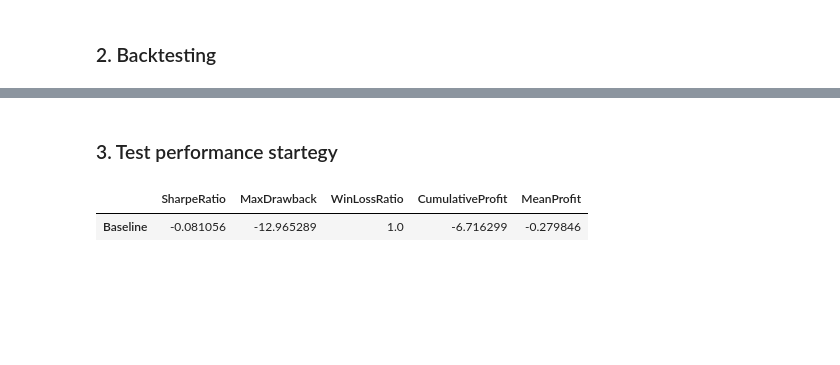
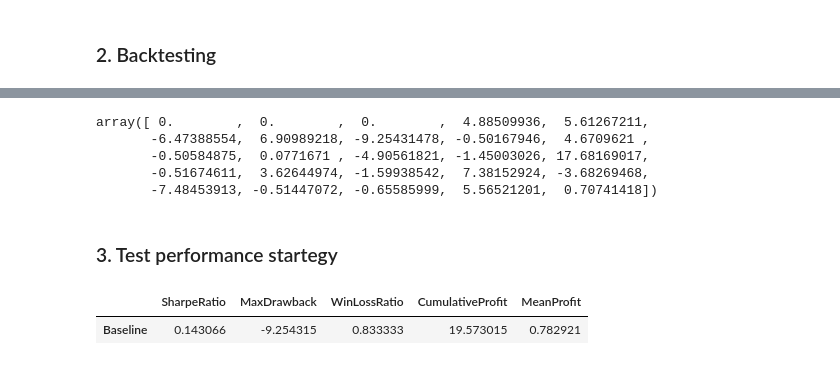
Before and after one commit to KhelifaAmeur/ML-trading-strategies, a Jupyter notebook: test_logit.ipynb, the cells around one changed output, grey strips where cells are left out. Saved outputs shown, nothing was run; the diff lists cells and outputs as text; code cells hidden in the pictures; blank space fills up the shorter version.

Commit message:
New Profit

```diff
--- a/test_logit.ipynb
+++ b/test_logit.ipynb
@@ -729,0 +750,2 @@ close_crop = crop_window(close, nb_days)
+# %%
+for i, s in enumerate(signal_crop): print(i, s)
@@ -732,4 +772,4 @@ close_crop = crop_window(close, nb_days)
 # %%
 strat = Strategy(cash=500, fees=0.001)
 # %%
-strat.run(signal_crop, close_crop, verbose=False)
+strat.run(signal_crop, close_crop, verbose=True)
@@ -736,3 +794,8 @@ strat.run(signal_crop, close_crop, verbose=False)
 # %%
 wallet = np.array(strat.wallet)
-profit = wallet[:-1] - wallet[1:]
+#profit = wallet[:-1] - wallet[1:]
+profit_list = [0]
+for i in range(1, len(wallet)):
+    profit_list.append(wallet[i]-wallet[i-1])
+
+profit = np.array(profit_list)
@@ -743,17 +828,25 @@ strat.visualize()
+# %%
+profit
+# %% [output]
+array([ 0.        ,  0.        ,  0.        ,  4.88509936,  5.61267211,
+       -6.47388554,  6.90989218, -9.25431478, -0.50167946,  4.6709621 ,
+       -0.50584875,  0.0771671 , -4.90561821, -1.45003026, 17.68169017,
+       -0.51674611,  3.62644974, -1.59938542,  7.38152924, -3.68269468,
+       -7.48453913, -0.51447072, -0.65585999,  5.56521201,  0.70741418])
 # %% [markdown]
 ### 3. Test performance startegy
 # %%
-SharpeRatio = SharpeRatio(profit)
-MaxDrawback = MaxDrawback(profit)
-WinLossRatio = WinLossRatio(profit)
-CumulativeProfit = CumulativeProfit(profit)
-MeanProfit = MeanProfit(profit)
+l_SharpeRatio = SharpeRatio(profit)
+l_MaxDrawback = MaxDrawback(profit)
+l_WinLossRatio = WinLossRatio(profit)
+l_CumulativeProfit = CumulativeProfit(profit)
+l_MeanProfit = MeanProfit(profit)
 # %%
 models = ['Baseline']
 metrics = ['SharpeRatio', 'MaxDrawback', 'WinLossRatio', 'CumulativeProfit', 'MeanProfit']
-metric_data = [[SharpeRatio, MaxDrawback, WinLossRatio, CumulativeProfit, MeanProfit]]
+metric_data = [[l_SharpeRatio, l_MaxDrawback, l_WinLossRatio, l_CumulativeProfit, l_MeanProfit]]
 
 pd.DataFrame(metric_data, index=models, columns=metrics)
 # %% [output]
 |  | SharpeRatio | MaxDrawback | WinLossRatio | CumulativeProfit | MeanProfit |
-| Baseline | -0.081056 | -12.965289 | 1.0 | -6.716299 | -0.279846 |
+| Baseline | 0.143066 | -9.254315 | 0.833333 | 19.573015 | 0.782921 |
```
Also changed, not shown: parts of 24 cells of this notebook, 1 other file.
